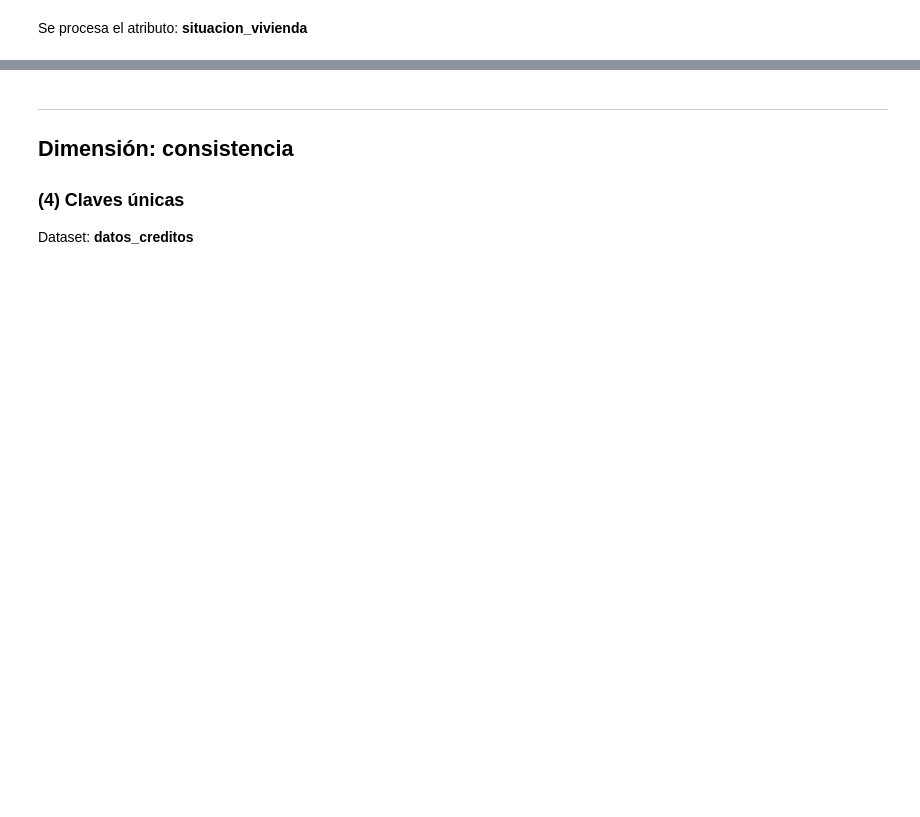
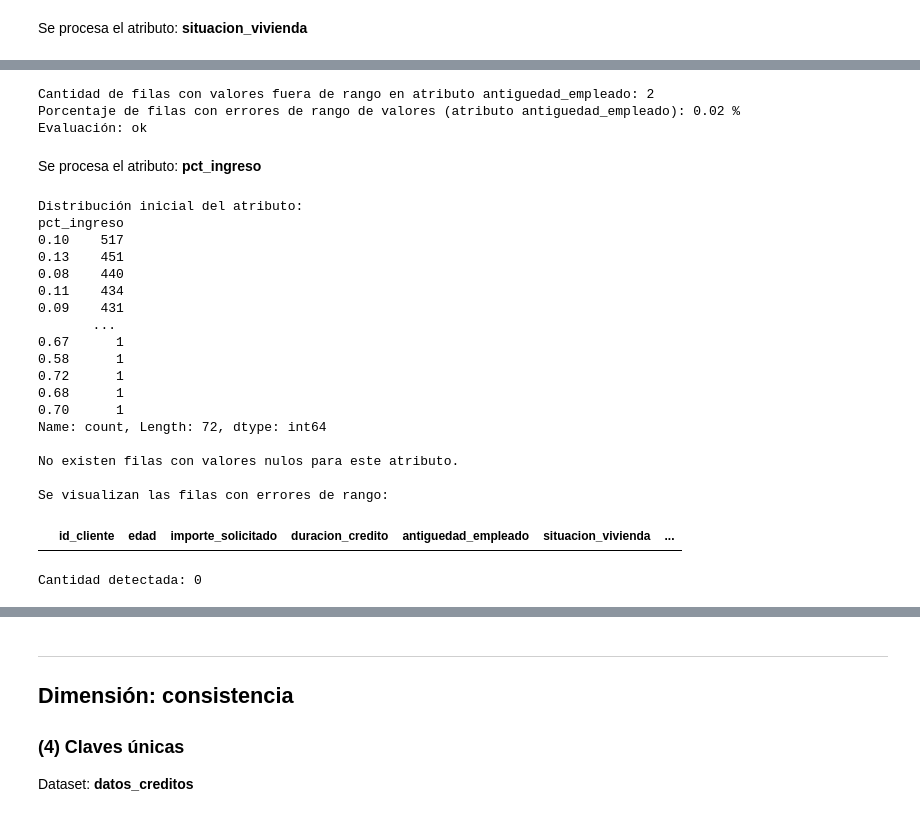
Before and after one commit to vien2/13MBID---ABR23, a Jupyter notebook: notebooks/01-Comprension-Datos/CD03-Verificacion-calidad.ipynb, the cells around one changed output, grey strips where cells are left out. Cells and saved outputs as stored; diff of their text form; code cells hidden in the pictures; blank space fills up the shorter version.

```diff
--- a/notebooks/01-Comprension-Datos/CD03-Verificacion-calidad.ipynb
+++ b/notebooks/01-Comprension-Datos/CD03-Verificacion-calidad.ipynb
@@ -179,0 +371,69 @@ calcular_rangos_valores_situacion_vivienda()
+# %%
+def calcular_rangos_antiguedad_empleado(df_creditos):
+    MIN_ANTIGUEDAD = 0
+    MAX_ANTIGUEDAD = 50
+
+    antiguedad_fuera_rango = df_creditos[(df_creditos['antiguedad_empleado'] < MIN_ANTIGUEDAD) | (df_creditos['antiguedad_empleado'] > MAX_ANTIGUEDAD)]
+
+    print(f"Cantidad de filas con valores fuera de rango en atributo antiguedad_empleado: {antiguedad_fuera_rango.shape[0]}")
+
+    indicador = (antiguedad_fuera_rango.shape[0] / len(df_creditos))
+    print(f"Porcentaje de filas con errores de rango de valores (atributo antiguedad_empleado): {round(indicador * 100, 2)} %")
+
+    if indicador > REGLAS_VALORES:
+        print('Evaluación: no cumplimiento')
+    else:
+        print('Evaluación: ok')
+
+calcular_rangos_antiguedad_empleado(df_creditos)
+# %% [output]
+Cantidad de filas con valores fuera de rango en atributo antiguedad_empleado: 2
+Porcentaje de filas con errores de rango de valores (atributo antiguedad_empleado): 0.02 %
+Evaluación: ok
+# %% [markdown]
+Se procesa el atributo: **pct_ingreso**
+# %%
+#Verificar que los valores de cada atributo se encuentren dentro de los listados anexos
+
+#Atributo: pct_ingreso
+
+valores = pd.value_counts(df_creditos['pct_ingreso']) #Conteo de ocurrencias por valor (not-null)
+print(f"Distribución inicial del atributo: \n{valores}\n")
+
+cantidad_nulos = len(df_creditos['pct_ingreso']) - df_creditos['pct_ingreso'].count() # Conteo de nulos
+
+if cantidad_nulos > 0:
+    print(f"Cantidad de nulos en el atributo: {cantidad_nulos}\n") # Impresión de la cantidad de nulos
+else:
+    print("No existen filas con valores nulos para este atributo.\n")
+
+
+# Se identifica y cuenta a los valores que no cumplen la condición definida
+
+resultado = df_creditos[df_creditos['pct_ingreso'] > 90]
+
+print("Se visualizan las filas con errores de rango:")
+display(resultado) # Para visualizar las tuplas con valores nulos o erróneos
+
+print(f"Cantidad detectada: {resultado.shape[0]}")
+# %% [output]
+Distribución inicial del atributo:
+pct_ingreso
+0.10    517
+0.13    451
+0.08    440
+0.11    434
+0.09    431
+       ...
+0.67      1
+0.58      1
+0.72      1
+0.68      1
+0.70      1
+Name: count, Length: 72, dtype: int64
+
+No existen filas con valores nulos para este atributo.
+
+Se visualizan las filas con errores de rango:
+|  | id_cliente | edad | importe_solicitado | duracion_credito | antiguedad_empleado | situacion_vivienda | ... |
+Cantidad detectada: 0
```
Also changed, not shown: parts of 24 cells of this notebook.
